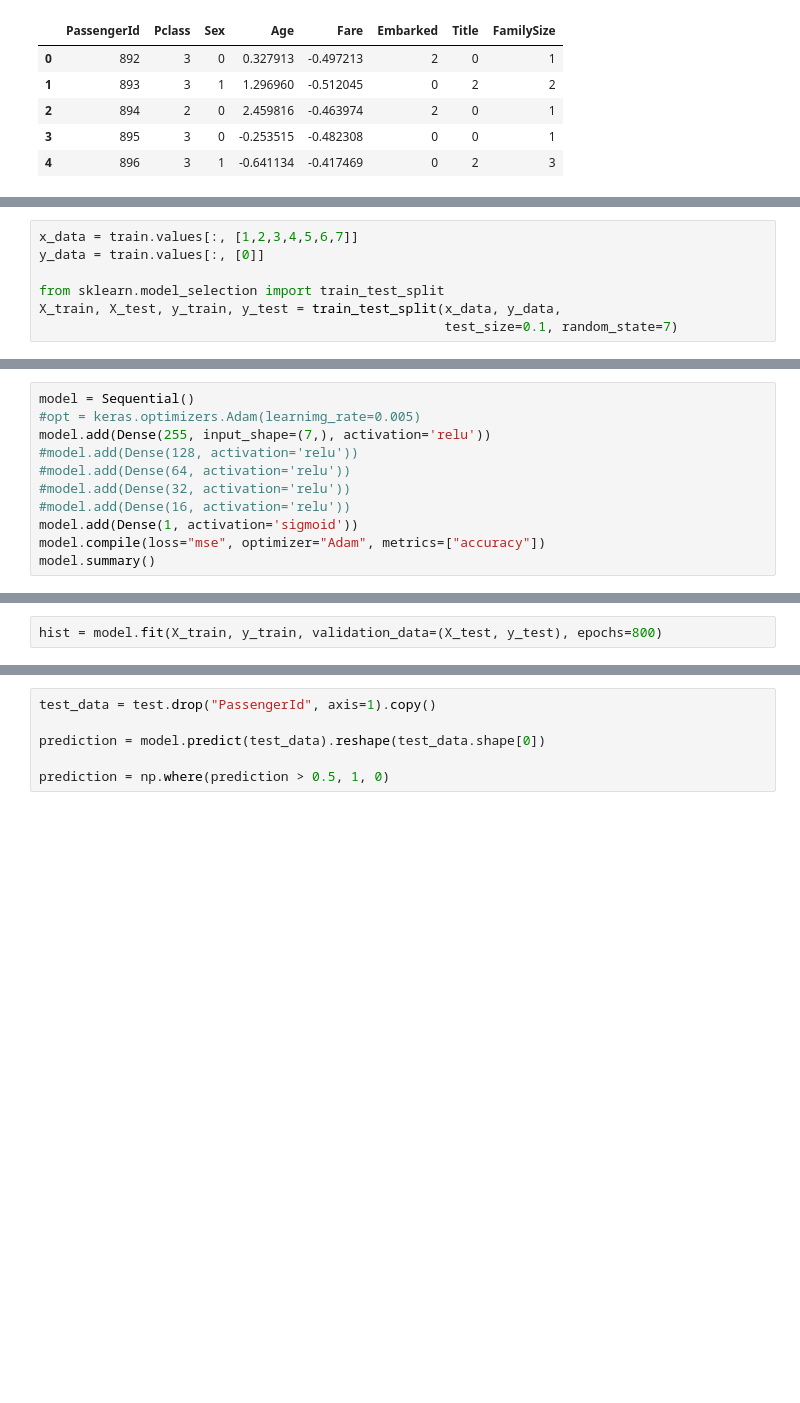
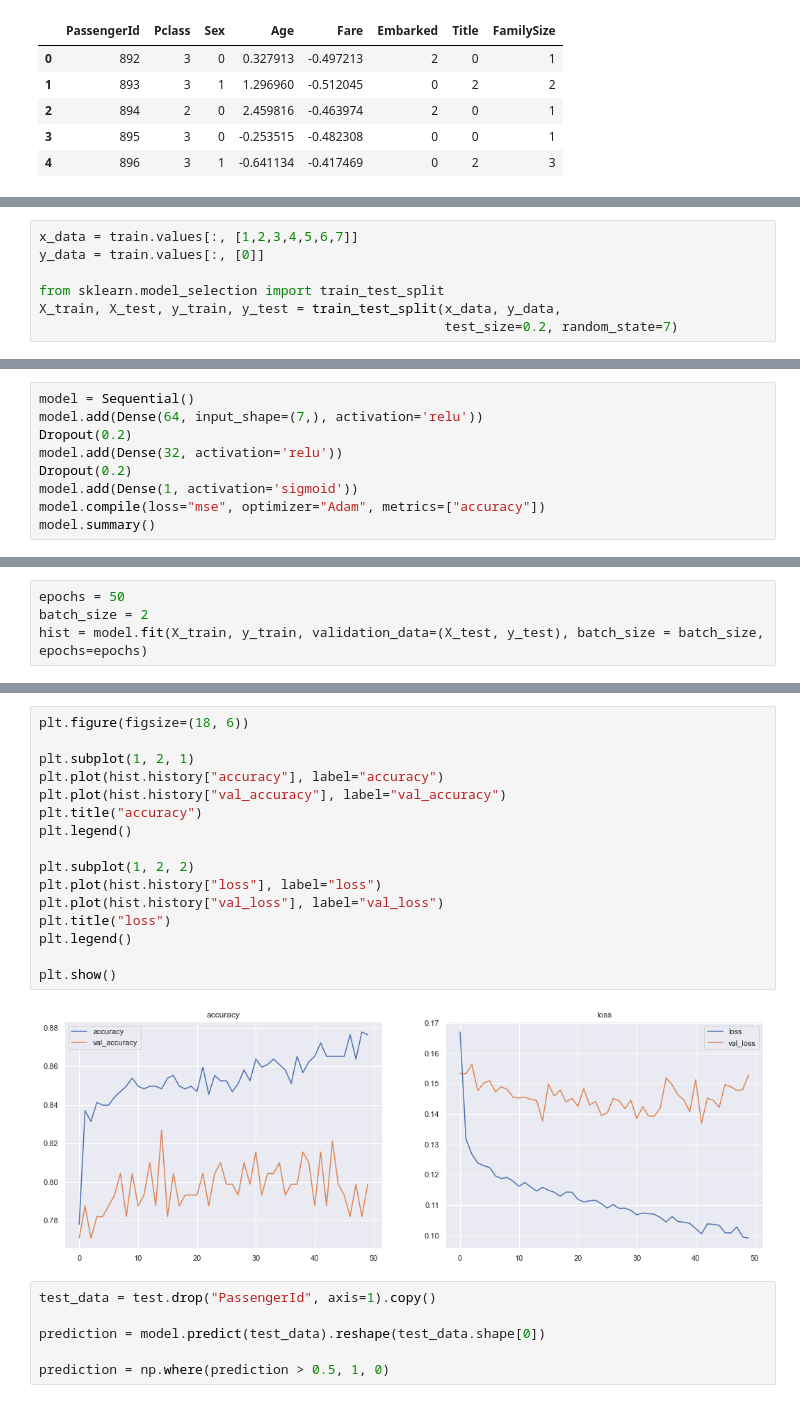
Before and after one commit to newdm2000/Kaggle_Competition, a Jupyter notebook: Titanic/Kaggle_Titanic.ipynb, the cells around one changed output, grey strips where cells are left out. Drawn from its saved outputs; the diff is of its cells as text; blank space fills up the shorter version.

```diff
--- a/Titanic/Kaggle_Titanic.ipynb
+++ b/Titanic/Kaggle_Titanic.ipynb
@@ -569,4 +572,4 @@ y_data = train.values[:, [0]]
 
 from sklearn.model_selection import train_test_split
 X_train, X_test, y_train, y_test = train_test_split(x_data, y_data,
-                                                    test_size=0.1, random_state=7)
+                                                    test_size=0.2, random_state=7)
@@ -573,11 +580,9 @@ X_train, X_test, y_train, y_test = train_test_split(x_data, y_data,
 # %%
 model = Sequential()
-#opt = keras.optimizers.Adam(learnimg_rate=0.005)
-model.add(Dense(255, input_shape=(7,), activation='relu'))
-#model.add(Dense(128, activation='relu'))
-#model.add(Dense(64, activation='relu'))
-#model.add(Dense(32, activation='relu'))
-#model.add(Dense(16, activation='relu'))
+model.add(Dense(64, input_shape=(7,), activation='relu'))
+Dropout(0.2)
+model.add(Dense(32, activation='relu'))
+Dropout(0.2)
 model.add(Dense(1, activation='sigmoid'))
 model.compile(loss="mse", optimizer="Adam", metrics=["accuracy"])
 model.summary()
@@ -596,5 +603,7 @@ Trainable params: 2,296
 Non-trainable params: 0
 _________________________________________________________________
 # %%
-hist = model.fit(X_train, y_train, validation_data=(X_test, y_test), epochs=800)
+epochs = 50
+batch_size = 2
+hist = model.fit(X_train, y_train, validation_data=(X_test, y_test), batch_size = batch_size, epochs=epochs)
 # %% [output]
@@ -618,3 +627,21 @@ Epoch 800/800
+# %%
+plt.figure(figsize=(18, 6))
+
+plt.subplot(1, 2, 1)
+plt.plot(hist.history["accuracy"], label="accuracy")
+plt.plot(hist.history["val_accuracy"], label="val_accuracy")
+plt.title("accuracy")
+plt.legend()
+
+plt.subplot(1, 2, 2)
+plt.plot(hist.history["loss"], label="loss")
+plt.plot(hist.history["val_loss"], label="val_loss")
+plt.title("loss")
+plt.legend()
+
+plt.show()
+# %% [output]
+[figure, added]
 # %%
 test_data = test.drop("PassengerId", axis=1).copy()
 
```
Also changed, not shown: parts of 10 cells of this notebook.
